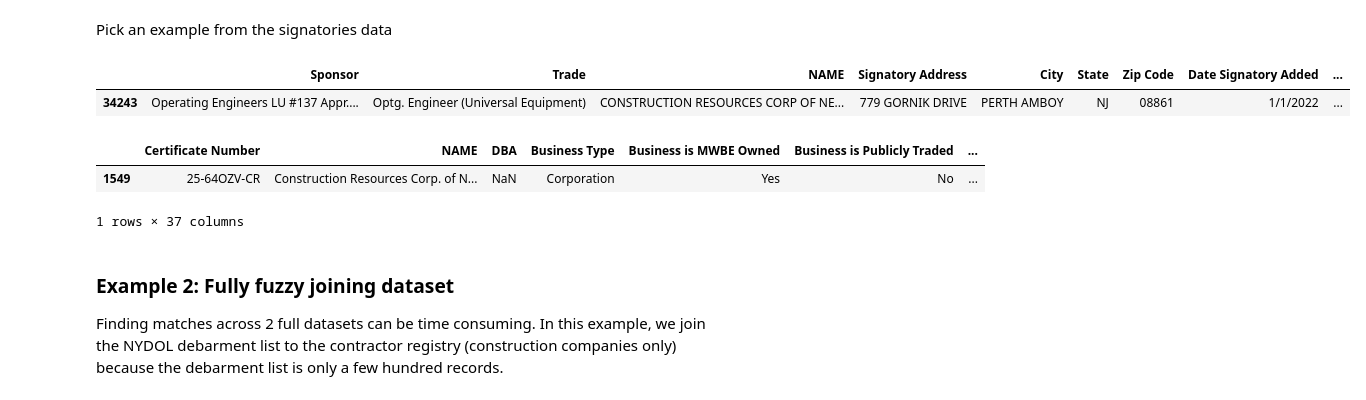
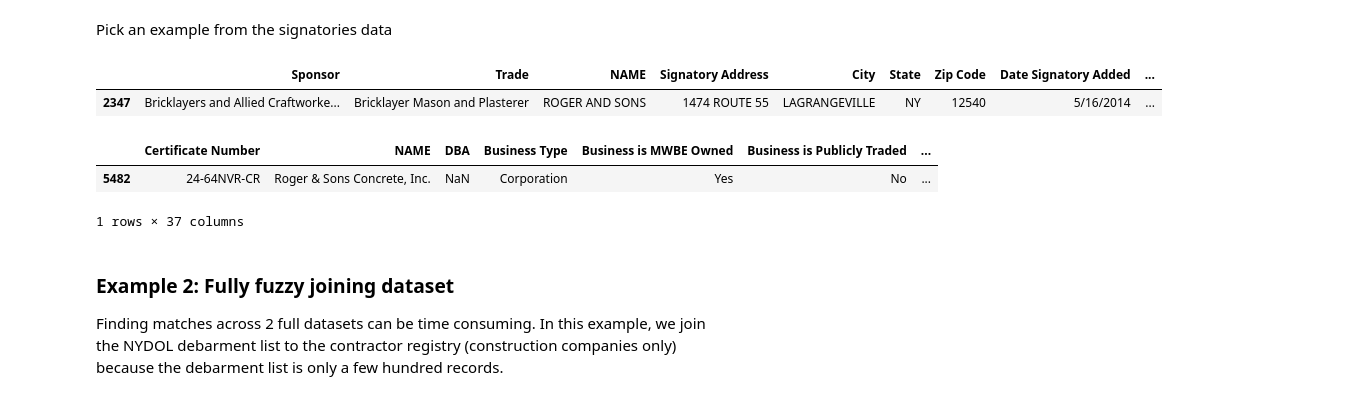
Before and after one commit to allieferas/nyffc-plab, a Jupyter notebook: notebooks/names.ipynb, the cells around one changed output. Cells and saved outputs as stored; diff of their text form; code cells hidden in the pictures.

```diff
--- a/notebooks/names.ipynb
+++ b/notebooks/names.ipynb
@@ -60,16 +60,16 @@ c = CompanyMap(
 # %% [markdown]
 Pick an example from the signatories data
 # %%
-ex = sig.sample(1)
+ex = sig.iloc[[2347]]
 ex
 # %% [output]
 |  | Sponsor | Trade | NAME | Signatory Address | City | State | Zip Code | Date Signatory Added | ... |
-| 34243 | Operating Engineers LU #137 Appr.... | Optg. Engineer (Universal Equipment) | CONSTRUCTION RESOURCES CORP OF NE... | 779 GORNIK DRIVE | PERTH AMBOY | NJ | 08861 | 1/1/2022 | ... |
+| 2347 | Bricklayers and Allied Craftworke... | Bricklayer Mason and Plasterer | ROGER AND SONS | 1474 ROUTE 55 | LAGRANGEVILLE | NY | 12540 | 5/16/2014 | ... |
 # %%
-c.get_match_df(names=ex[['NAME','DBA']].values[0],address=ex['ADDRESS'].values[0])
+c.get_match_df(names=ex[['NAME']].values[0],address=ex['ADDRESS'].values[0])
 # %% [output]
 |  | Certificate Number | NAME | DBA | Business Type | Business is MWBE Owned | Business is Publicly Traded | ... |
-| 1549 | 25-64OZV-CR | Construction Resources Corp. of N... | NaN | Corporation | Yes | No | ... |
+| 5482 | 24-64NVR-CR | Roger & Sons Concrete, Inc. | NaN | Corporation | Yes | No | ... |
 1 rows × 37 columns
 # %% [markdown]
 ### Example 2: Fully fuzzy joining dataset
```
Also changed, not shown: parts of 2 cells of this notebook, 7 other files.
